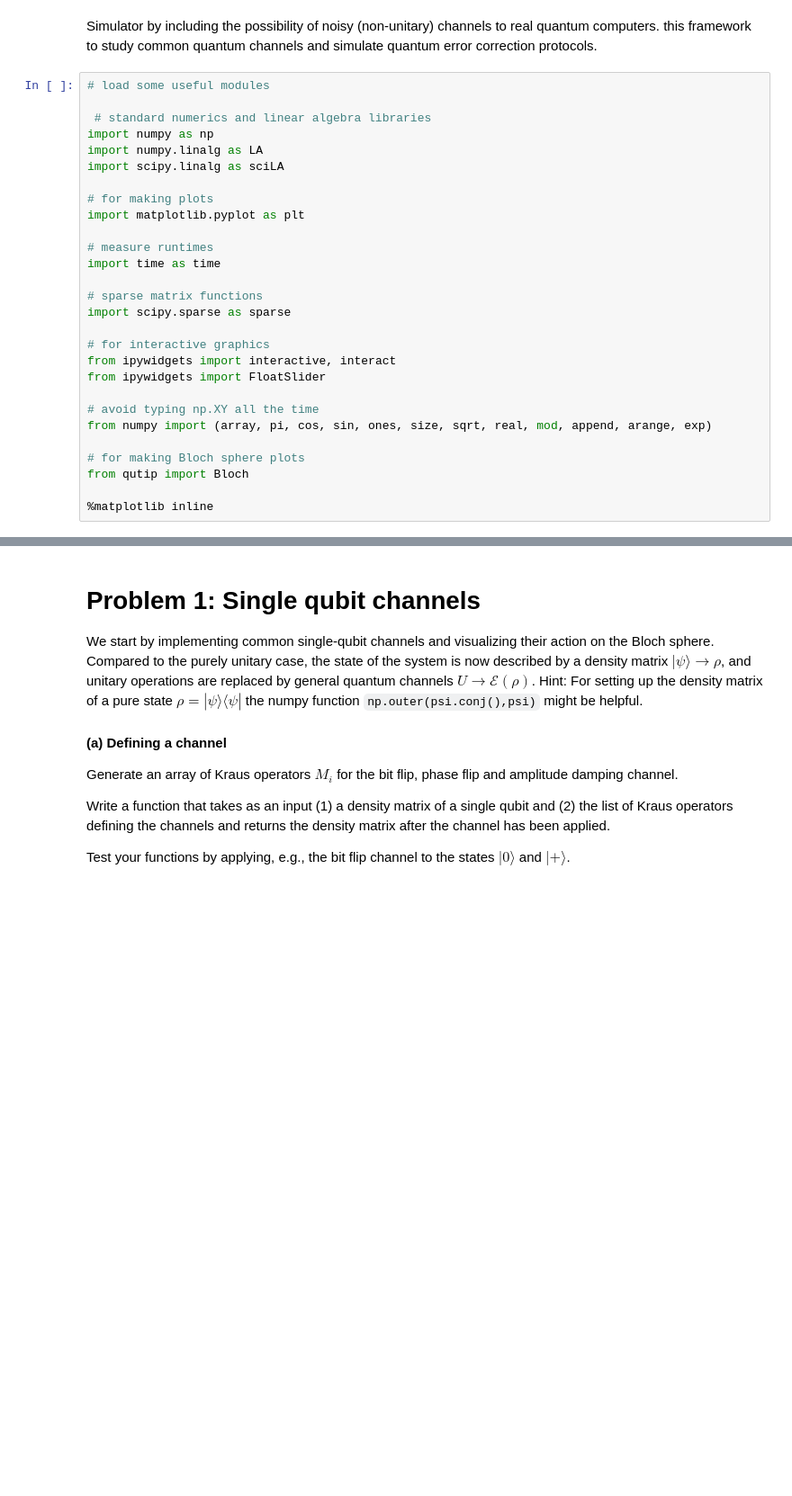
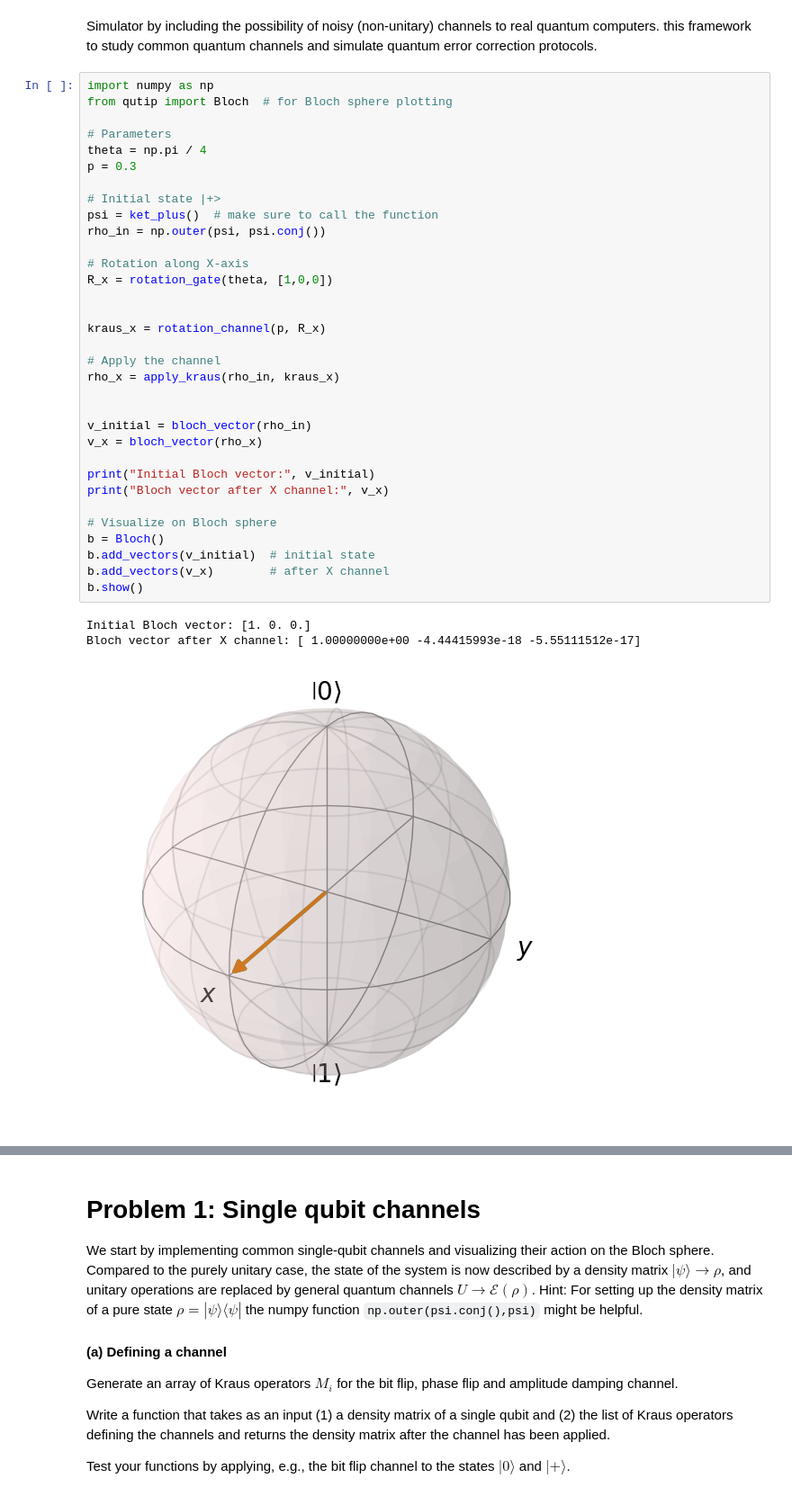
Before and after one commit to Abiyzelalem27/Quantum_Algorithms, a Jupyter notebook: Simulating_noisy_gate.ipynb, the cells around one changed output, grey strips where cells are left out. Shown at 90% size. Drawn from its saved outputs; the diff is of its cells as text; blank space fills up the shorter version.

Commit message:
Update Quantum_Algorithms: added rotation channels and Bloch sphere visualizations

```diff
--- a/Simulating_noisy_gate.ipynb
+++ b/Simulating_noisy_gate.ipynb
@@ -30,31 +30,40 @@ from quantum_algorithms import (
 )
 # %% [markdown]
 Simulator by including the possibility of noisy (non-unitary) channels to real quantum computers. this framework to study common quantum channels and simulate quantum error correction protocols.
-# %%
-# load some useful modules
-
- # standard numerics and linear algebra libraries
-import numpy as np
-import numpy.linalg as LA
-import scipy.linalg as sciLA
-
-# for making plots
-import matplotlib.pyplot as plt
-
-# measure runtimes
-import time as time
-
-# sparse matrix functions
-import scipy.sparse as sparse
-
-# for interactive graphics
-from ipywidgets import interactive, interact
-from ipywidgets import FloatSlider
-
-# avoid typing np.XY all the time
-from numpy import (array, pi, cos, sin, ones, size, sqrt, real, mod, append, arange, exp)
-
-# for making Bloch sphere plots
-from qutip import Bloch
-
-%matplotlib inline
+# %%
+import numpy as np
+from qutip import Bloch  # for Bloch sphere plotting
+
+# Parameters
+theta = np.pi / 4
+p = 0.3
+
+# Initial state |+>
+psi = ket_plus()  # make sure to call the function
+rho_in = np.outer(psi, psi.conj())
+
+# Rotation along X-axis
+R_x = rotation_gate(theta, [1,0,0])
+
+
+kraus_x = rotation_channel(p, R_x)
+
+# Apply the channel
+rho_x = apply_kraus(rho_in, kraus_x)
+
+
+v_initial = bloch_vector(rho_in)
+v_x = bloch_vector(rho_x)
+
+print("Initial Bloch vector:", v_initial)
+print("Bloch vector after X channel:", v_x)
+
+# Visualize on Bloch sphere
+b = Bloch()
+b.add_vectors(v_initial)  # initial state
+b.add_vectors(v_x)        # after X channel
+b.show()
+# %% [output]
+Initial Bloch vector: [1. 0. 0.]
+Bloch vector after X channel: [ 1.00000000e+00 -4.44415993e-18 -5.55111512e-17]
+[figure, added]
```
Also changed, not shown: parts of 19 cells of this notebook, 2 other files.
